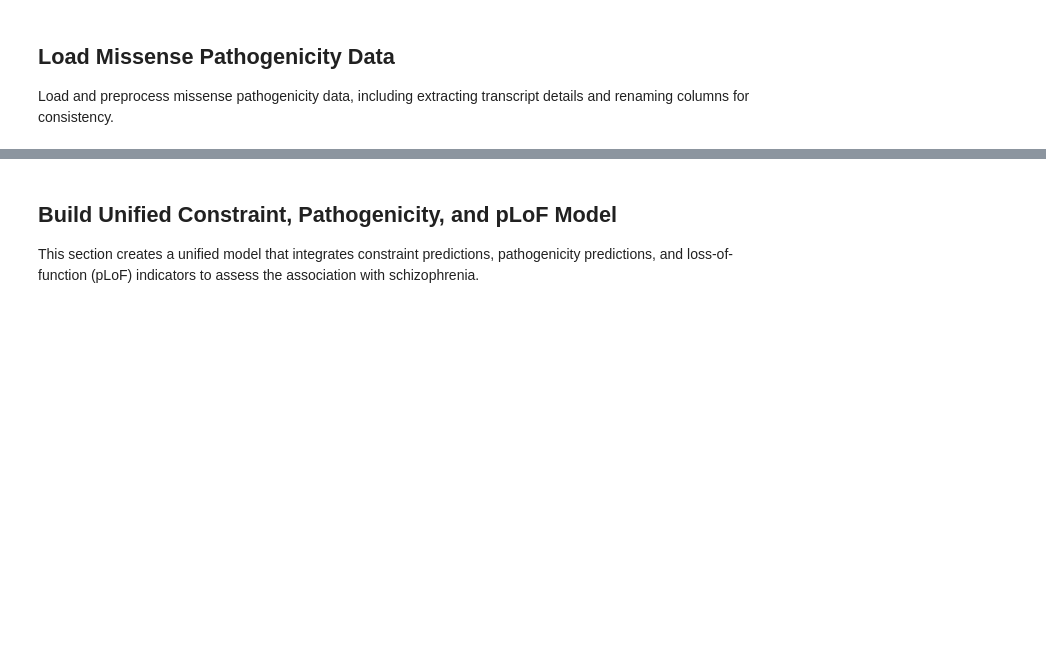
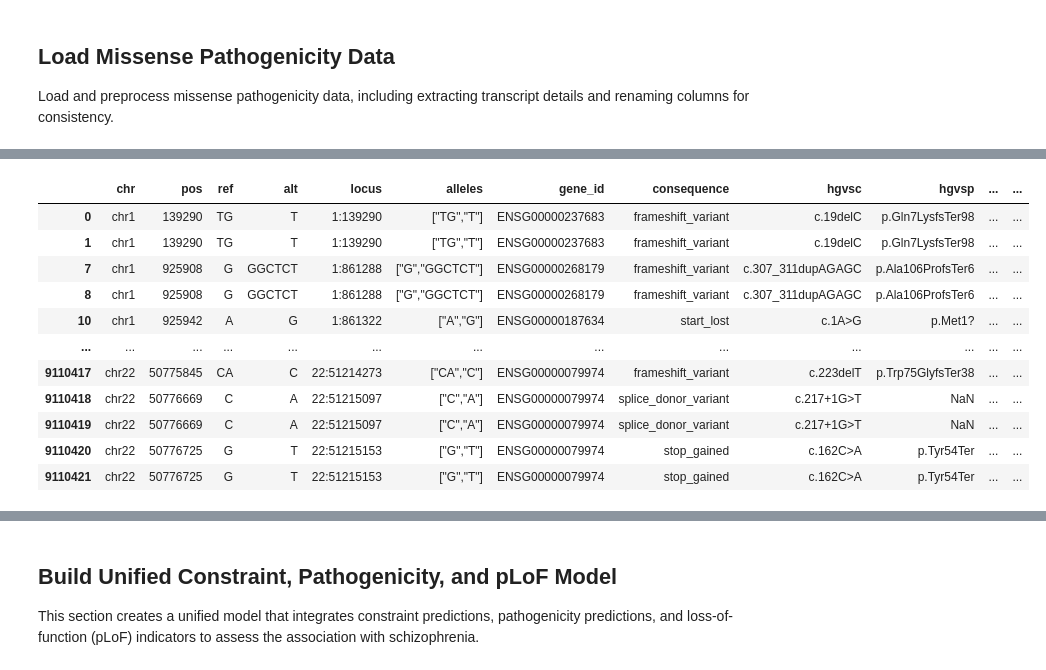
Before and after one commit to healthcare-medicine-ai/wgs-constraint-llm, a Jupyter notebook: Schizophrenia Analysis.ipynb, the cells around one changed output, grey strips where cells are left out. Cells and saved outputs as stored; diff of their text form; code cells hidden in the pictures; blank space fills up the shorter version.

```diff
--- a/Schizophrenia Analysis.ipynb
+++ b/Schizophrenia Analysis.ipynb
@@ -213,0 +308,85 @@ alpha_missense_df
+# %%
+variants_df = pd.read_csv(data_path + "SCHEMA_variant_results_hg38.tsv.gz", sep="\t", compression="gzip")
+
+filter_consequence_list = [
+#     "3_prime_UTR_variant",
+#     "5_prime_UTR_variant",
+    "coding_sequence_variant",
+#     "downstream_gene_variant",
+#     "intergenic_variant",
+#     "intron_variant",
+    "mature_miRNA_variant",
+#      "non_coding_transcript_exon_variant",
+#     "non_coding_transcript_variant",
+    "null",
+    "synonymous_variant",
+#    "upstream_gene_variant",
+#     "splice_region_variant",
+]
+
+pLoF_consequence_list = [
+    'stop_gained',
+    'splice_acceptor_variant',
+    'splice_donor_variant',
+    'frameshift_variant'
+]
+
+missense_consequence_list = [
+    'inframe_insertion',
+    'inframe_deletion',
+    'stop_retained_variant',
+    'stop_lost',
+    'missense_variant_mpc_<2',
+    'protein_altering_variant',
+    'missense_variant_mpc_2-3',
+    'missense_variant_mpc_>=3'
+]
+
+# Filter out rows related to sex chromosomes and unrelated consequences
+variants_df = variants_df[(variants_df['chr'] != "chrX") &
+                          (variants_df['chr'] != "chrY") &
+                          (variants_df['chr'] != "chrMT")]
+variants_df = variants_df[~variants_df['consequence'].isin(filter_consequence_list)]
+variants_df = variants_df[~variants_df['consequence'].isna()]
+
+# Merge the filtered variants with gene names from the gene annotation data
+variants_df = pd.merge(variants_df, gene_df[['std_gene_id', 'gene_name']].drop_duplicates(), left_on='gene_id', right_on='std_gene_id', how='left').drop('std_gene_id', axis=1)
+
+# Filter variants where the sum of allele counts in cases and controls is less than or equal to 5
+# and where both case and control allele numbers are non-zero
+variants_df = variants_df[(variants_df['ac_ctrl'] + variants_df['ac_case'] <= 5) &
+                          (variants_df['an_case'] > 0) &
+                          (variants_df['an_ctrl'] > 0)]
+
+# Calculate effect size and variance for variants
+ALT_AJ = variants_df['ac_case']
+ALT_ExAC = variants_df['ac_ctrl']
+REF_AJ = variants_df['an_case'] - variants_df['ac_case']
+REF_ExAC = variants_df['an_ctrl'] - variants_df['ac_ctrl']
+
+# Logarithmic transformation of effect size calculation
+variants_df['effect_size'] = np.log(((0.5 + ALT_AJ) * (0.5 + REF_ExAC)) / ((0.5 + REF_AJ) * (0.5 + ALT_ExAC)))
+
+# Variance calculation for the effect size
+variants_df['var_effect_size'] = (1 / (0.5 + REF_AJ) + 1 / (0.5 + REF_ExAC) + 1 / (0.5 + ALT_AJ) + 1 / (0.5 + ALT_ExAC))
+
+# Add indicator variable for pLoF variants
+variants_df['pLoF_ind'] = (variants_df['consequence'].isin(pLoF_consequence_list)).astype('int32')
+
+# Add indicator variable for missense variants
+variants_df['missense_ind'] = (variants_df['consequence'].isin(missense_consequence_list)).astype('int32')
+
+variants_df
+# %% [output]
+|  | chr | pos | ref | alt | locus | alleles | gene_id | consequence | hgvsc | hgvsp | ... | ... |
+| 0 | chr1 | 139290 | TG | T | 1:139290 | ["TG","T"] | ENSG00000237683 | frameshift_variant | c.19delC | p.Gln7LysfsTer98 | ... | ... |
+| 1 | chr1 | 139290 | TG | T | 1:139290 | ["TG","T"] | ENSG00000237683 | frameshift_variant | c.19delC | p.Gln7LysfsTer98 | ... | ... |
+| 7 | chr1 | 925908 | G | GGCTCT | 1:861288 | ["G","GGCTCT"] | ENSG00000268179 | frameshift_variant | c.307_311dupAGAGC | p.Ala106ProfsTer6 | ... | ... |
+| 8 | chr1 | 925908 | G | GGCTCT | 1:861288 | ["G","GGCTCT"] | ENSG00000268179 | frameshift_variant | c.307_311dupAGAGC | p.Ala106ProfsTer6 | ... | ... |
+| 10 | chr1 | 925942 | A | G | 1:861322 | ["A","G"] | ENSG00000187634 | start_lost | c.1A>G | p.Met1? | ... | ... |
+| ... | ... | ... | ... | ... | ... | ... | ... | ... | ... | ... | ... | ... |
+| 9110417 | chr22 | 50775845 | CA | C | 22:51214273 | ["CA","C"] | ENSG00000079974 | frameshift_variant | c.223delT | p.Trp75GlyfsTer38 | ... | ... |
+| 9110418 | chr22 | 50776669 | C | A | 22:51215097 | ["C","A"] | ENSG00000079974 | splice_donor_variant | c.217+1G>T | NaN | ... | ... |
+| 9110419 | chr22 | 50776669 | C | A | 22:51215097 | ["C","A"] | ENSG00000079974 | splice_donor_variant | c.217+1G>T | NaN | ... | ... |
+| 9110420 | chr22 | 50776725 | G | T | 22:51215153 | ["G","T"] | ENSG00000079974 | stop_gained | c.162C>A | p.Tyr54Ter | ... | ... |
+| 9110421 | chr22 | 50776725 | G | T | 22:51215153 | ["G","T"] | ENSG00000079974 | stop_gained | c.162C>A | p.Tyr54Ter | ... | ... |
```
Also changed, not shown: parts of 21 cells of this notebook, 25 other files.
